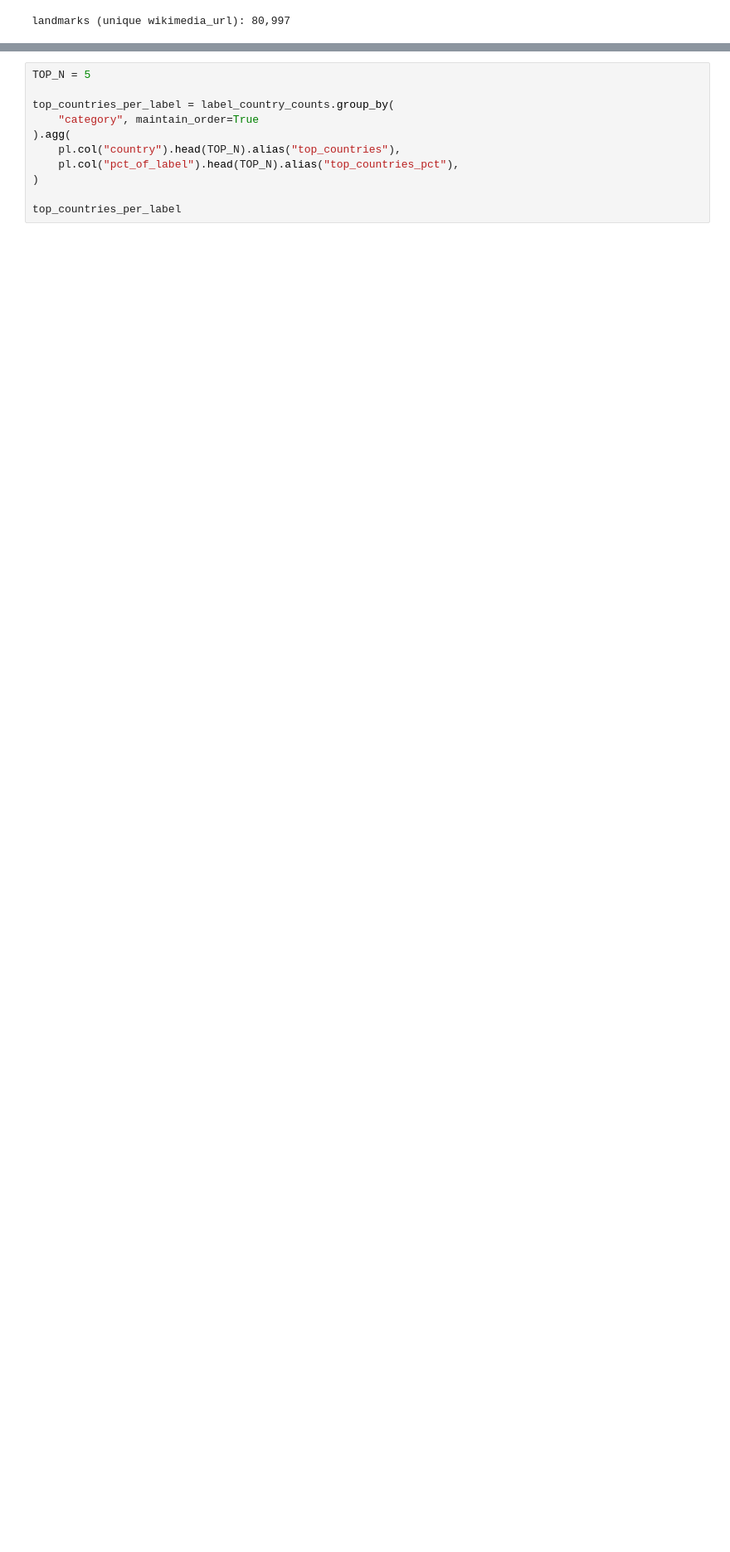
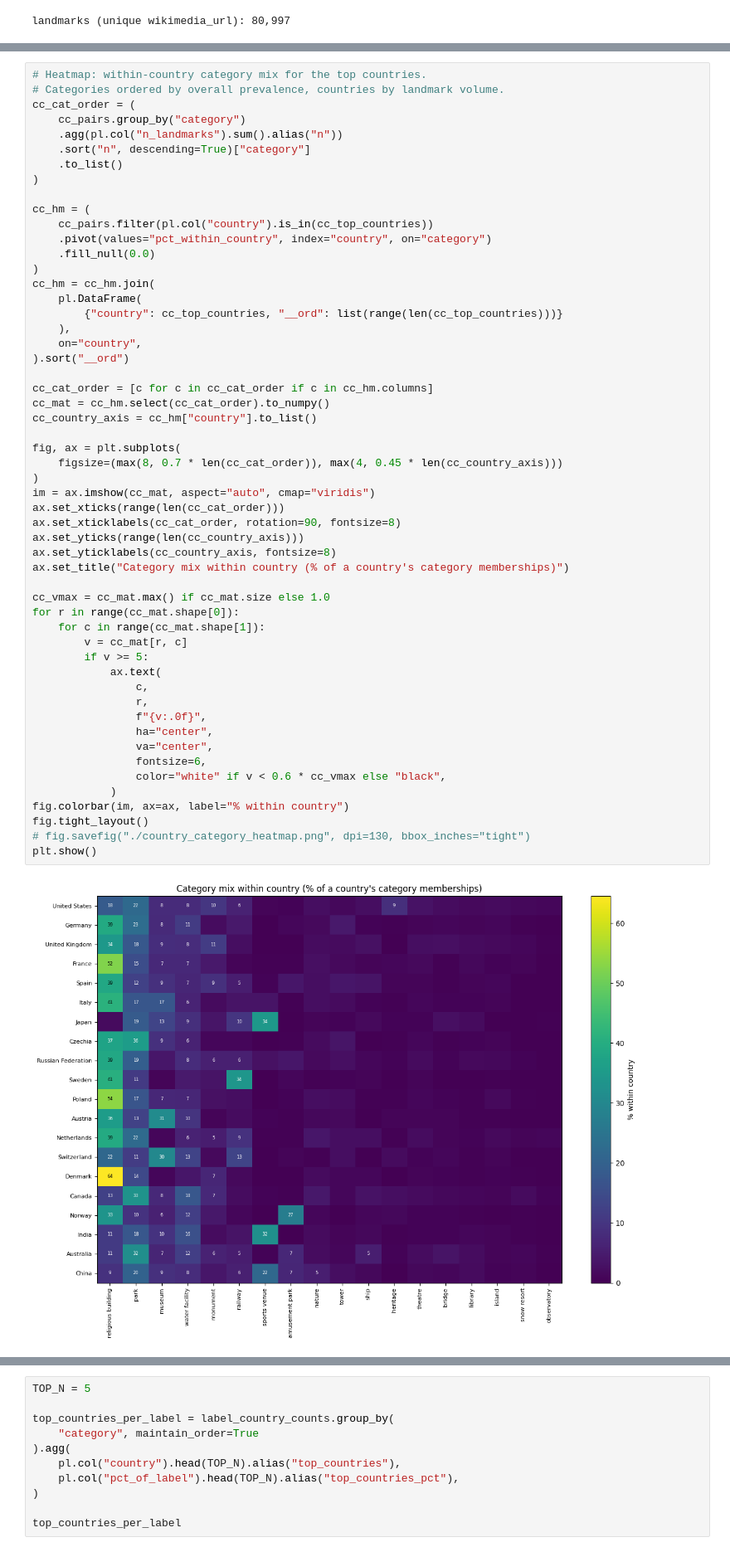
Before and after one commit to fhrzn/geocir, a Jupyter notebook: notebooks/wikidata.ipynb, the cells around one changed output, grey strips where cells are left out. Shown at 83% size. Saved outputs shown, nothing was run; the diff lists cells and outputs as text; blank space fills up the shorter version.

Commit message:
WIP: data preparation

```diff
--- a/notebooks/wikidata.ipynb
+++ b/notebooks/wikidata.ipynb
@@ -907,0 +1053,56 @@ df_tag_clean.select(["id", "landmark_id", "wikimedia_url", "src"]).write_csv(
+# %%
+# Heatmap: within-country category mix for the top countries.
+# Categories ordered by overall prevalence, countries by landmark volume.
+cc_cat_order = (
+    cc_pairs.group_by("category")
+    .agg(pl.col("n_landmarks").sum().alias("n"))
+    .sort("n", descending=True)["category"]
+    .to_list()
+)
+
+cc_hm = (
+    cc_pairs.filter(pl.col("country").is_in(cc_top_countries))
+    .pivot(values="pct_within_country", index="country", on="category")
+    .fill_null(0.0)
+)
+cc_hm = cc_hm.join(
+    pl.DataFrame(
+        {"country": cc_top_countries, "__ord": list(range(len(cc_top_countries)))}
+    ),
+    on="country",
+).sort("__ord")
+
+cc_cat_order = [c for c in cc_cat_order if c in cc_hm.columns]
+cc_mat = cc_hm.select(cc_cat_order).to_numpy()
+cc_country_axis = cc_hm["country"].to_list()
+
+fig, ax = plt.subplots(
+    figsize=(max(8, 0.7 * len(cc_cat_order)), max(4, 0.45 * len(cc_country_axis)))
+)
+im = ax.imshow(cc_mat, aspect="auto", cmap="viridis")
+ax.set_xticks(range(len(cc_cat_order)))
+ax.set_xticklabels(cc_cat_order, rotation=90, fontsize=8)
+ax.set_yticks(range(len(cc_country_axis)))
+ax.set_yticklabels(cc_country_axis, fontsize=8)
+ax.set_title("Category mix within country (% of a country's category memberships)")
+
+cc_vmax = cc_mat.max() if cc_mat.size else 1.0
+for r in range(cc_mat.shape[0]):
+    for c in range(cc_mat.shape[1]):
+        v = cc_mat[r, c]
+        if v >= 5:
+            ax.text(
+                c,
+                r,
+                f"{v:.0f}",
+                ha="center",
+                va="center",
+                fontsize=6,
+                color="white" if v < 0.6 * cc_vmax else "black",
+            )
+fig.colorbar(im, ax=ax, label="% within country")
+fig.tight_layout()
+# fig.savefig("./country_category_heatmap.png", dpi=130, bbox_inches="tight")
+plt.show()
+# %% [output]
+[figure, added]
```
Also changed, not shown: parts of 26 cells of this notebook.
